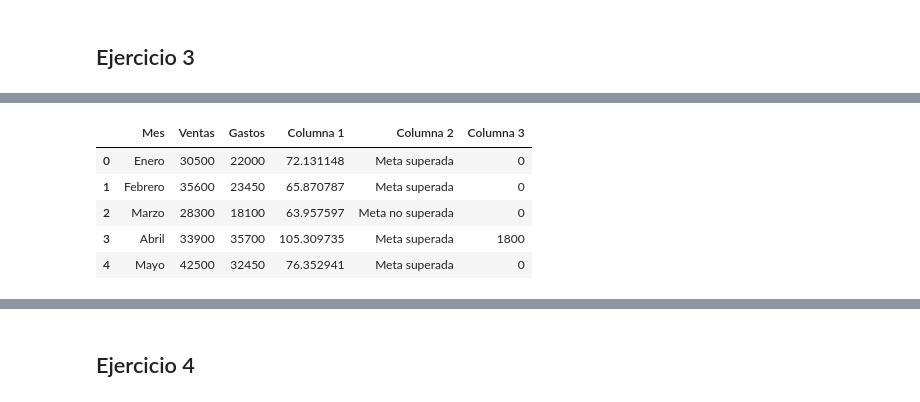
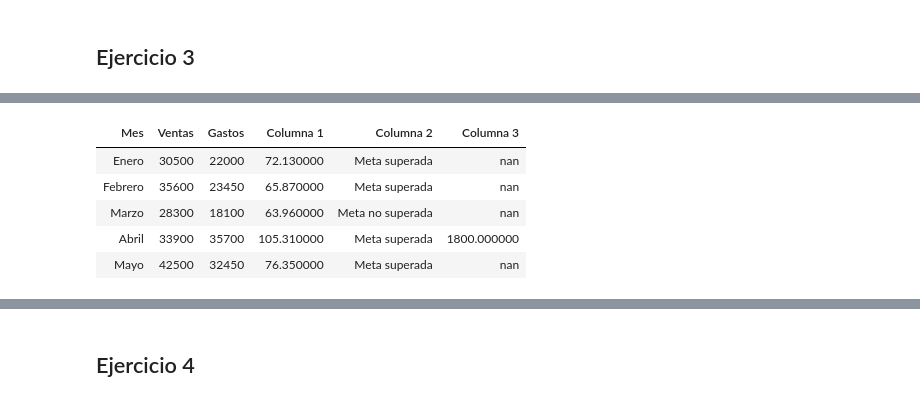
Before and after one commit to GersonJairPE/programa-data-science-python, a Jupyter notebook: Proyectos/Proyecto_1.ipynb, the cells around one changed output, grey strips where cells are left out. Cells and saved outputs as stored; diff of their text form; code cells hidden in the pictures.

```diff
--- a/Proyectos/Proyecto_1.ipynb
+++ b/Proyectos/Proyecto_1.ipynb
@@ -99,13 +96,33 @@ df3
-# %%
-# 3. Columna 3 = Si Gasto>Ventas, calcular el sobre gasto.
-df3['Columna 3'] = np.where(df3['Gastos']>df3['Ventas'], df3['Gastos']-df3['Ventas'], 0)
-df3
-# %% [output]
-|  | Mes | Ventas | Gastos | Columna 1 | Columna 2 | Columna 3 |
-| 0 | Enero | 30500 | 22000 | 72.131148 | Meta superada | 0 |
-| 1 | Febrero | 35600 | 23450 | 65.870787 | Meta superada | 0 |
-| 2 | Marzo | 28300 | 18100 | 63.957597 | Meta no superada | 0 |
-| 3 | Abril | 33900 | 35700 | 105.309735 | Meta superada | 1800 |
-| 4 | Mayo | 42500 | 32450 | 76.352941 | Meta superada | 0 |
+# %%
+# Creamos un diccionario con los datos del ejercicio
+data3 = {
+    "Mes":["Enero", "Febrero", "Marzo", "Abril", "Mayo"],
+    "Ventas":[30500, 35600, 28300, 33900, 42500],
+    "Gastos":[22000, 23450, 18100, 35700, 32450]
+}
+# Creamos un dataFrame con los datos
+df3 = pd.DataFrame(data3)
+
+# 1. Columna 1 = Gasto/Ventas*100
+# Realizamos los calculos y guardamos en una nueva columna
+df3['Columna 1'] = ((df3['Gastos']/df3['Ventas'])*100).round(2)
+
+# 2. Columna 2 = Si Ventas>= 30000, imprimir “Meta Superada”, caso contrario imprimir “Meta no Superada”.
+# Hacemos uso de la función "lambda" para aplicar la condición e imprimir si se superó la meta
+df3['Columna 2'] = df3['Ventas'].apply(lambda x : "Meta superada" if x>= 30000 else "Meta no superada")
+
+# 3. Columna 3 = Si Gasto>Ventas, calcular el sobre gasto.
+# Usamos la funcion "where" de "numpy" para verificar la condicionas fila a fila y colocamos la diferencia si se cumple
+df3['Columna 3'] = np.where(df3['Gastos']>df3['Ventas'], df3['Gastos']-df3['Ventas'], np.nan)
+
+#Mostramos la data oculatando los index
+df3.style.hide(axis='index')
+# %% [output]
+| Mes | Ventas | Gastos | Columna 1 | Columna 2 | Columna 3 |
+| Enero | 30500 | 22000 | 72.130000 | Meta superada | nan |
+| Febrero | 35600 | 23450 | 65.870000 | Meta superada | nan |
+| Marzo | 28300 | 18100 | 63.960000 | Meta no superada | nan |
+| Abril | 33900 | 35700 | 105.310000 | Meta superada | 1800.000000 |
+| Mayo | 42500 | 32450 | 76.350000 | Meta superada | nan |
 # %%
 # 4. Obtener el total de las ventas de los últimos 3 meses
```
Also changed, not shown: parts of 25 cells of this notebook.
